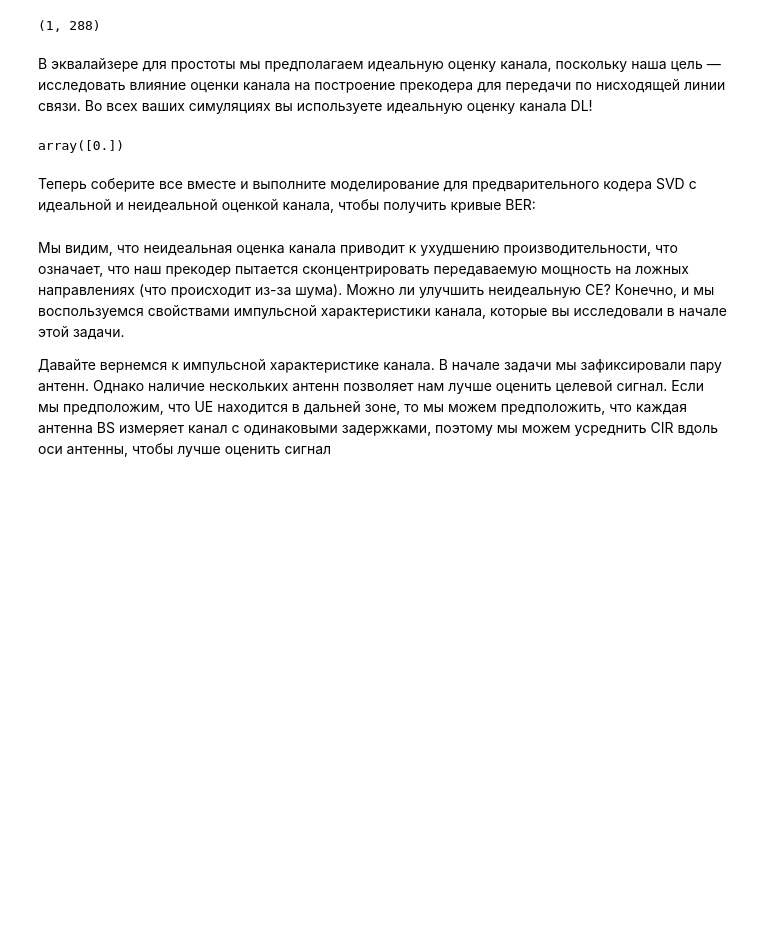
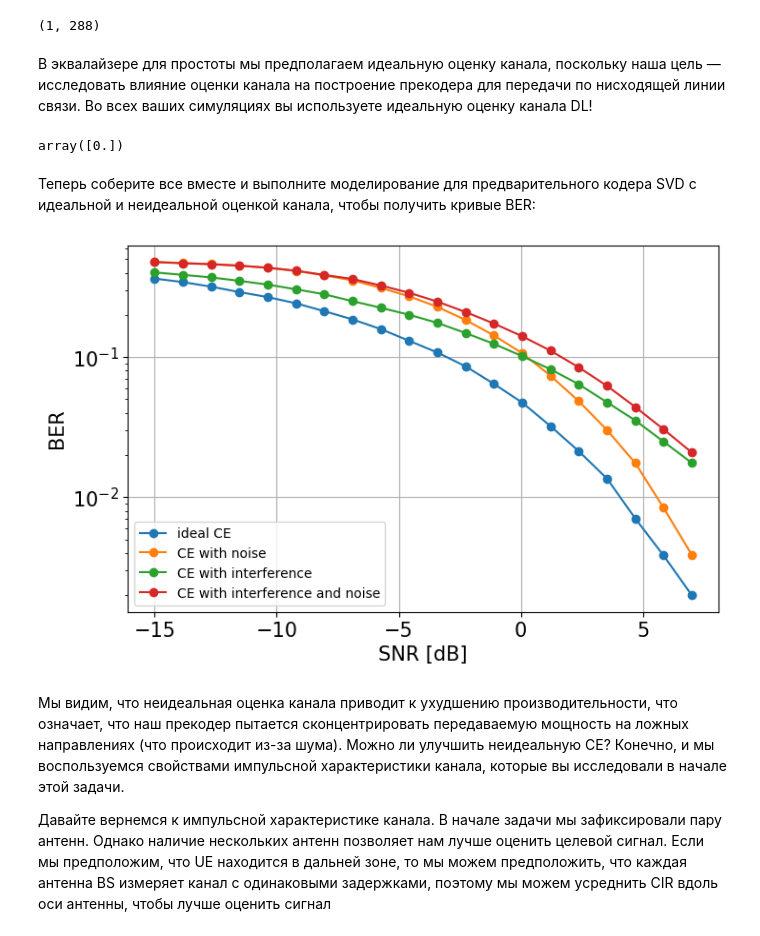
Before and after one commit to Aleksey2509/9_semester_programming, a Jupyter notebook: mimo/hw1.ipynb, the cells around one changed output. Cells and saved outputs as stored; diff of their text form; code cells hidden in the pictures; blank space fills up the shorter version.

```diff
--- a/mimo/hw1.ipynb
+++ b/mimo/hw1.ipynb
@@ -1113,8 +1113,6 @@ array([0.])
 # %% [markdown]
 Теперь соберите все вместе и выполните моделирование для предварительного кодера SVD с идеальной и неидеальной оценкой канала, чтобы получить кривые BER:
 # %%
-snr_range = np.linspace(-15, 7, 20)
-
 def send_experiment_with_channel_approx(snr_range, precoder_type, window, noise_uplink_flag, interfere_flag):
     N_ue, N_bs_ants, N_subcarriers, N_tti = H_DL.shape
     N_layers = 1
@@ -1164,7 +1162,7 @@ def send_experiment_with_channel_approx(snr_range, precoder_type, window, noise_
             #   Obtain UL and then DL channel estimation
 
             #   Apply filter (if required) for DL estimated channel
-            H_est_UL = LS_channel_est(y_target, srs_signal[0])
+            H_est_UL = LS_channel_est(y_sum, srs_signal[0])
             H_est_DL = H_est_UL.swapaxes(0,1).conj()
             if not (window is None):
                 H_est_DL = window_filter(H_est_DL, window)
@@ -1198,7 +1196,7 @@ def send_experiment_with_channel_approx(snr_range, precoder_type, window, noise_
             # print('SNR: ', Signal_power_dB - Noise_power_dB, 'dB, and should be', snr)
 
             # print(f"Y shape {Y_noisy.shape}")
-            H_eff_est = effective_channel(H_DL_t, precoder)
+            H_eff_est = effective_channel(H_DL_t[target_ue], precoder)
             # print(f"H shape {H_eff_est.shape}")
 
             # estimated signal with noise
@@ -1213,21 +1211,34 @@ def send_experiment_with_channel_approx(snr_range, precoder_type, window, noise_
             res = bit_error_rate(bits.reshape(N_layers,-1), est_bits)
             # print(f"res shape {res.shape}, {res}")
             bers[:, snr_idx] += res
+
+    bers /= N_tti
+
+    return bers
+# %%
+snr_range = np.linspace(-15, 7, 20)
+
+ber_ideal =  send_experiment_with_channel_approx(snr_range, "svd", None, False, False)
+ber_noisy =  send_experiment_with_channel_approx(snr_range, "svd", None, True, False)
+ber_interf =  send_experiment_with_channel_approx(snr_range, "svd", None, False, True)
+ber_interf_noise =  send_experiment_with_channel_approx(snr_range, "svd", None, True, True)
 # %%
 # plot results (example)
 plt.figure(figsize = (8,5))
-plt.plot(snr_range, ber_ideal, 'o-', label = 'ideal CE')
-plt.plot(snr_range, ber_noisy, 'o-', label = 'CE with noise')
-plt.plot(snr_range, ber_interf, 'o-', label = 'CE with interference')
-plt.plot(snr_range, ber_interf_noise, 'o-', label = 'CE with interference and noise')
+plt.plot(snr_range, ber_ideal[0], 'o-', label = 'ideal CE')
+plt.plot(snr_range, ber_noisy[0], 'o-', label = 'CE with noise')
+plt.plot(snr_range, ber_interf[0], 'o-', label = 'CE with interference')
+plt.plot(snr_range, ber_interf_noise[0], 'o-', label = 'CE with interference and noise')
 
 
 plt.yscale('log')
 plt.grid()
 plt.xlabel('SNR [dB]')
 plt.ylabel('BER')
 plt.legend(fontsize = 10, loc = 'lower left')
 plt.show()
+# %% [output]
+[figure, added]
 # %% [markdown]
 Мы видим, что неидеальная оценка канала приводит к ухудшению производительности, что означает, что наш прекодер пытается сконцентрировать передаваемую мощность на ложных направлениях (что происходит из-за шума). Можно ли улучшить неидеальную CE? Конечно, и мы воспользуемся свойствами импульсной характеристики канала, которые вы исследовали в начале этой задачи.
 
```
Also changed, not shown: parts of 14 cells of this notebook.
